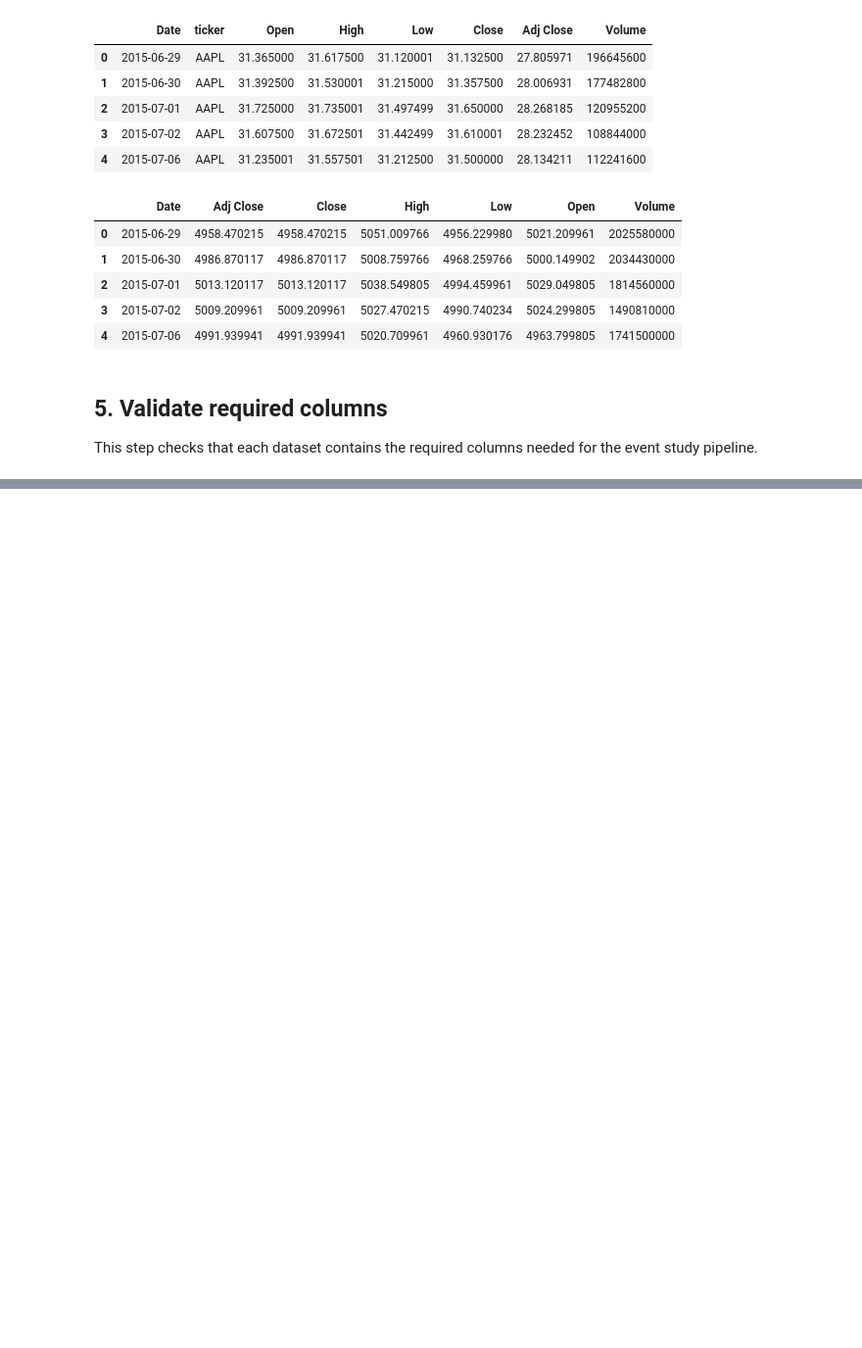
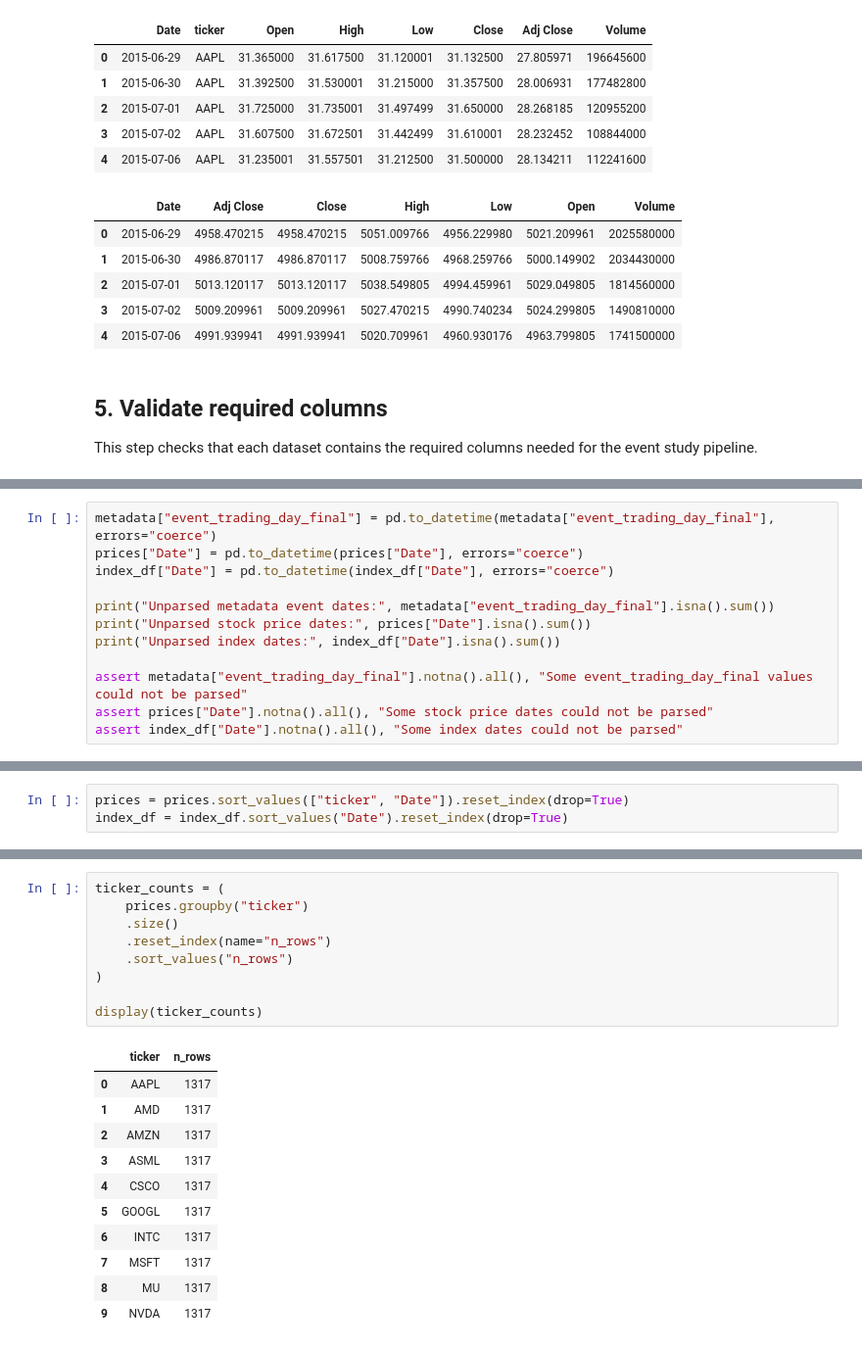
Before and after one commit to Tee-Time-Software-Solutions/NASDAQ-NLP, a Jupyter notebook: notebooks/02_validate_market_data.ipynb, the cells around one changed output, grey strips where cells are left out. Shown at 98% size. Cells and saved outputs as stored; diff of their text form; blank space fills up the shorter version.

```diff
--- a/notebooks/02_validate_market_data.ipynb
+++ b/notebooks/02_validate_market_data.ipynb
@@ -93,0 +118,12 @@ This step checks that each dataset contains the required columns needed for the
+# %%
+metadata["event_trading_day_final"] = pd.to_datetime(metadata["event_trading_day_final"], errors="coerce")
+prices["Date"] = pd.to_datetime(prices["Date"], errors="coerce")
+index_df["Date"] = pd.to_datetime(index_df["Date"], errors="coerce")
+
+print("Unparsed metadata event dates:", metadata["event_trading_day_final"].isna().sum())
+print("Unparsed stock price dates:", prices["Date"].isna().sum())
+print("Unparsed index dates:", index_df["Date"].isna().sum())
+
+assert metadata["event_trading_day_final"].notna().all(), "Some event_trading_day_final values could not be parsed"
+assert prices["Date"].notna().all(), "Some stock price dates could not be parsed"
+assert index_df["Date"].notna().all(), "Some index dates could not be parsed"
@@ -93,0 +138,3 @@ This step checks that each dataset contains the required columns needed for the
+# %%
+prices = prices.sort_values(["ticker", "Date"]).reset_index(drop=True)
+index_df = index_df.sort_values("Date").reset_index(drop=True)
@@ -93,0 +301,21 @@ This step checks that each dataset contains the required columns needed for the
+# %%
+ticker_counts = (
+    prices.groupby("ticker")
+    .size()
+    .reset_index(name="n_rows")
+    .sort_values("n_rows")
+)
+
+display(ticker_counts)
+# %% [output]
+|  | ticker | n_rows |
+| 0 | AAPL | 1317 |
+| 1 | AMD | 1317 |
+| 2 | AMZN | 1317 |
+| 3 | ASML | 1317 |
+| 4 | CSCO | 1317 |
+| 5 | GOOGL | 1317 |
+| 6 | INTC | 1317 |
+| 7 | MSFT | 1317 |
+| 8 | MU | 1317 |
+| 9 | NVDA | 1317 |
```
Also changed, not shown: parts of 24 cells of this notebook, 2 other files.
